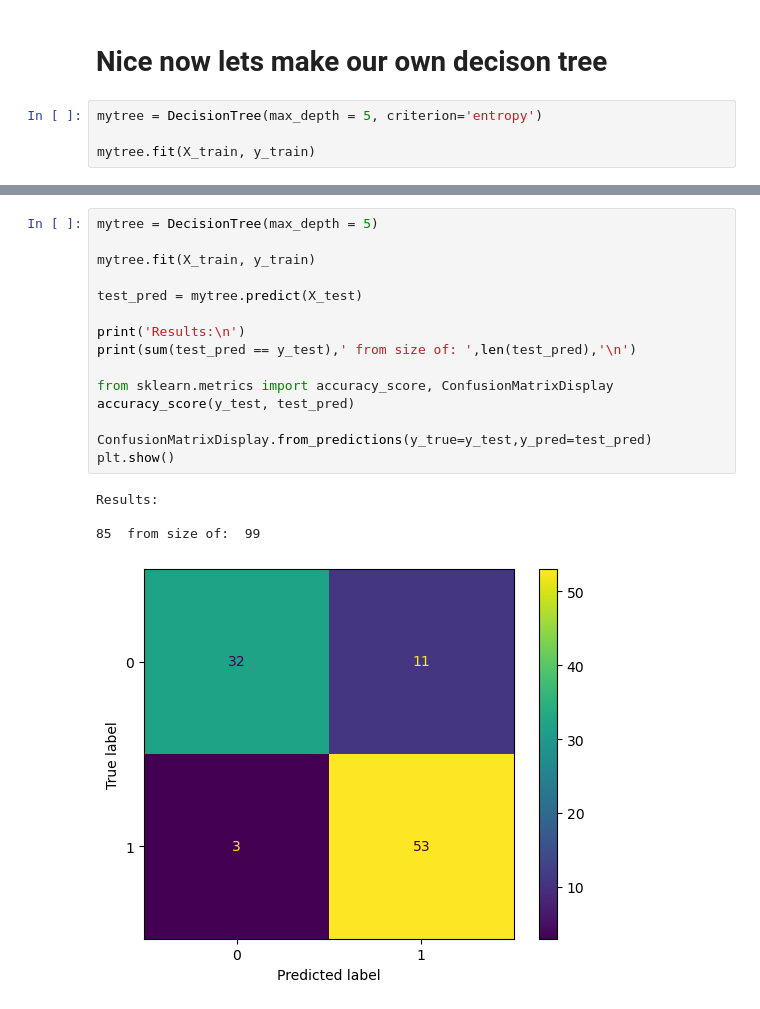
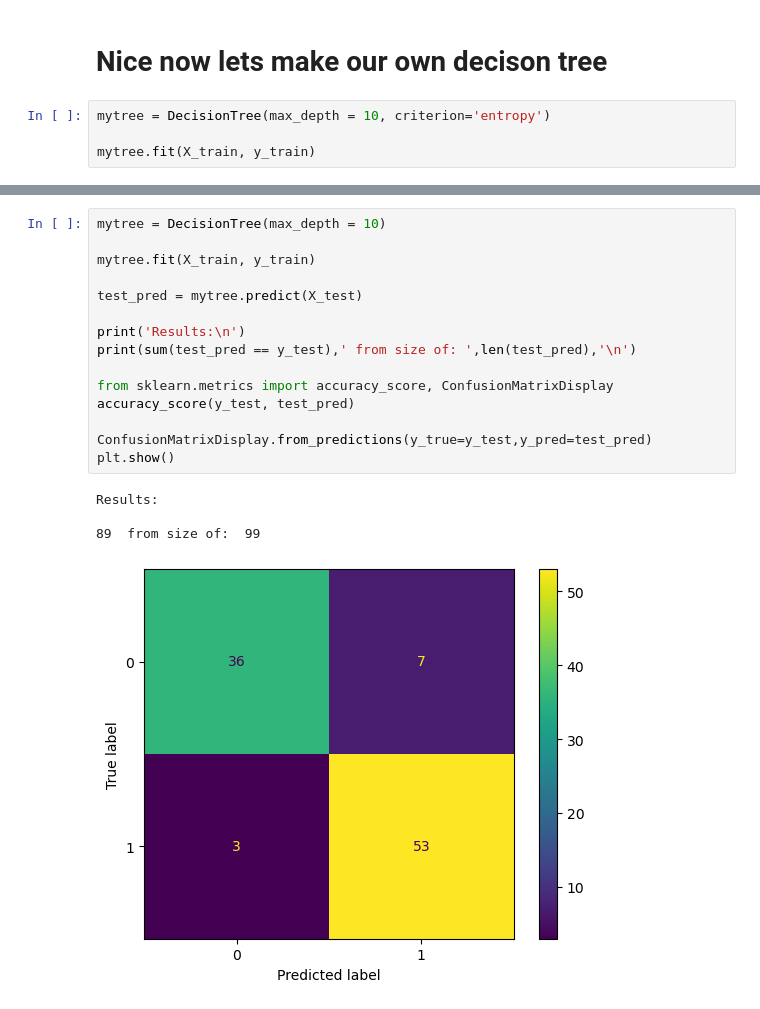
Before and after one commit to KubaJerz/learn-ml, a Jupyter notebook: decision_tree/tree_run.ipynb, the cells around one changed output, grey strips where cells are left out. Drawn from its saved outputs; the diff is of its cells as text.

```diff
--- a/decision_tree/tree_run.ipynb
+++ b/decision_tree/tree_run.ipynb
@@ -67,7 +67,7 @@ plt.show()
 # %% [markdown]
 # Nice now lets make our own decison tree
 # %%
-mytree = DecisionTree(max_depth = 5, criterion='entropy')
+mytree = DecisionTree(max_depth = 10, criterion='entropy')
 
 mytree.fit(X_train, y_train)
 # %%
@@ -110,20 +92,20 @@ level:  3   RIGHT:  split on beds with < 3.0  label if ended here is: 1.0
 # %%
-mytree = DecisionTree(max_depth = 5)
+mytree = DecisionTree(max_depth = 10)
 
 mytree.fit(X_train, y_train)
 
 test_pred = mytree.predict(X_test)
 
 print('Results:\n')
 print(sum(test_pred == y_test),' from size of: ',len(test_pred),'\n')
 
 from sklearn.metrics import accuracy_score, ConfusionMatrixDisplay
 accuracy_score(y_test, test_pred)
 
 ConfusionMatrixDisplay.from_predictions(y_true=y_test,y_pred=test_pred)
 plt.show()
 # %% [output]
 Results:
 
-85  from size of:  99
+89  from size of:  99
-[figure, old version]
+[figure, new version]
```
Also changed, not shown: parts of 3 cells of this notebook, 1 other file.
